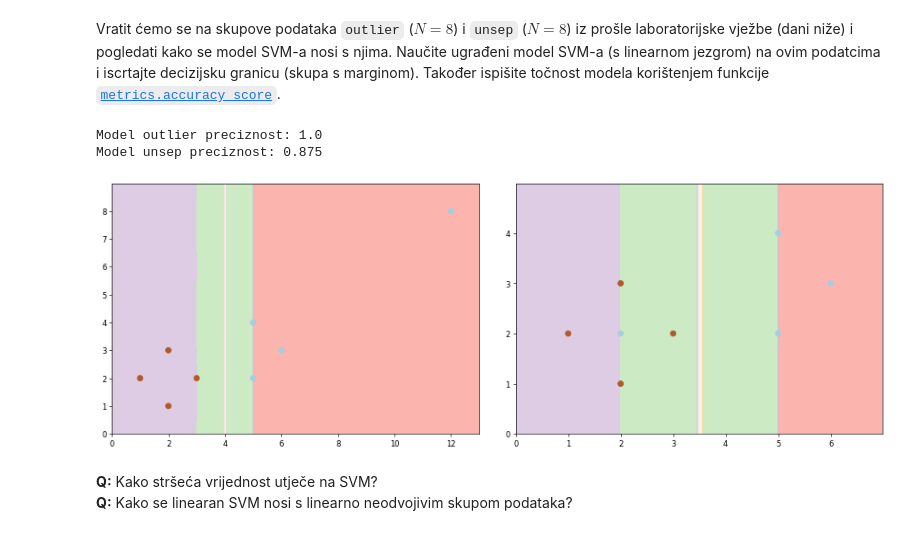
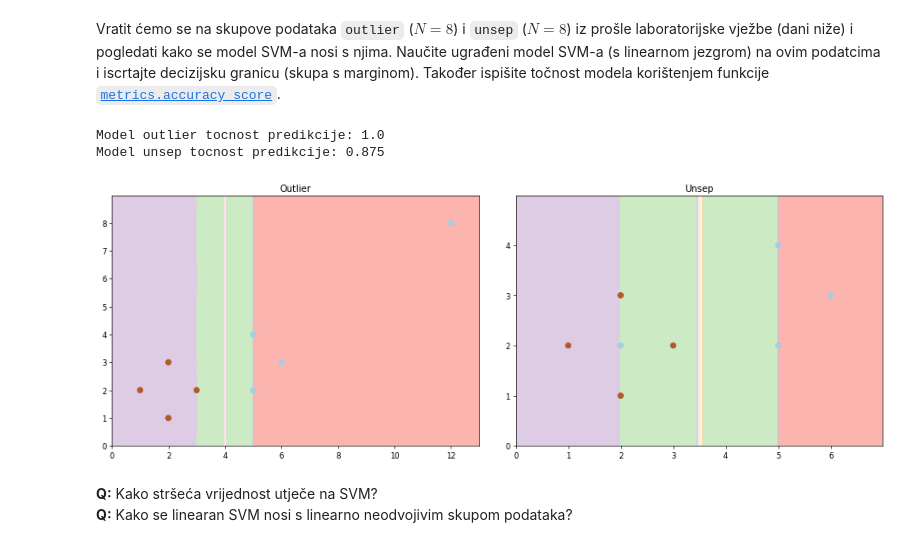
Before and after one commit to Spooky-M/SU_lab1, a Jupyter notebook: SU-2020-LAB03-SVM-i-kNN.ipynb, the cells around one changed output. Cells and saved outputs as stored; diff of their text form; code cells hidden in the pictures.

```diff
--- a/SU-2020-LAB03-SVM-i-kNN.ipynb
+++ b/SU-2020-LAB03-SVM-i-kNN.ipynb
@@ -224,20 +223,22 @@ unsep_y = np.append(seven_y, -1)
 # %%
 svc_o = SVC(kernel="linear").fit(outlier_X, outlier_y)
 score_o = accuracy_score(outlier_y, svc_o.predict(outlier_X))
 svc_u = SVC(kernel="linear").fit(unsep_X, unsep_y)
 score_u = accuracy_score(unsep_y, svc_u.predict(unsep_X))
-print("Model outlier preciznost: {}\nModel unsep preciznost: {}\n\n".format(score_o, score_u))
+print("Model outlier tocnost predikcije: {}\nModel unsep tocnost predikcije: {}\n\n".format(score_o, score_u))
 
 figure(num=None, figsize=(18, 6), dpi=60, facecolor='w', edgecolor='k')
 subplots_adjust(wspace=0.1)
 subplot(1, 2, 1)
+title("Outlier")
 plot_2d_svc_problem(outlier_X, outlier_y, svc_o)
 subplot(1, 2, 2)
+title("Unsep")
 plot_2d_svc_problem(unsep_X, unsep_y, svc_u)
 # %% [output]
-Model outlier preciznost: 1.0
-Model unsep preciznost: 0.875
+Model outlier tocnost predikcije: 1.0
+Model unsep tocnost predikcije: 0.875
-[figure, old version]
+[figure, new version]
 # %% [markdown]
 **Q:** Kako stršeća vrijednost utječe na SVM?
 **Q:** Kako se linearan SVM nosi s linearno neodvojivim skupom podataka?
```
Also changed, not shown: parts of 21 cells of this notebook.
